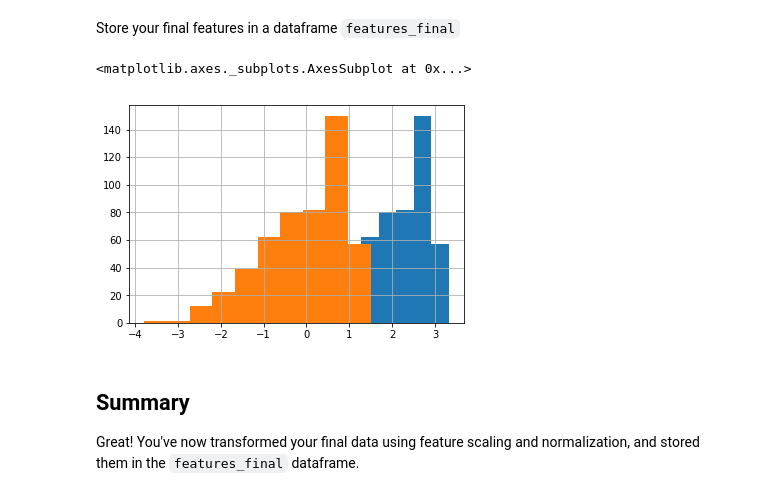
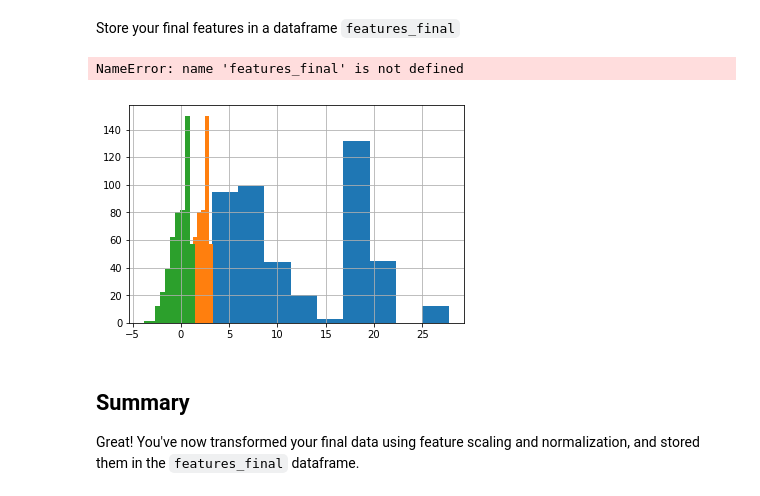
Before and after one commit to max-miller/dsc-feature-scaling-and-normalization-lab-nyc-ds-career-042219, a Jupyter notebook: index.ipynb, the cells around one changed output. Drawn from its saved outputs; the diff is of its cells as text; code cells hidden in the pictures.

```diff
--- a/index.ipynb
+++ b/index.ipynb
@@ -69,20 +69,20 @@ Store your final features in a dataframe `features_final`
 # %%
 import numpy as np
 #boston_features['AGE'] = np.log(boston_features['AGE'])
 #boston_features['AGE'].hist()
 INDUS_norm = boston_features['INDUS']
 log_INDUS = np.log(INDUS_norm)
 #INDUS_norm = (INDUS_norm - INDUS_norm.mean())/(INDUS_norm.max()-INDUS_norm.min())
 logscaled_INDUS = (log_INDUS - np.mean(log_INDUS))/np.sqrt(np.var(log_INDUS))
-#INDUS_norm.hist()
+INDUS_norm.hist()
 log_INDUS.hist()
 logscaled_INDUS.hist()
 
 features_final['Indus'] = INDUS_norm
-features_final[]
+#features_final[]
 # %% [output]
-<matplotlib.axes._subplots.AxesSubplot at 0x...>
+NameError: name 'features_final' is not defined
-[figure, old version]
+[figure, new version]
 # %% [markdown]
 ## Summary
 Great! You've now transformed your final data using feature scaling and normalization, and stored them in the `features_final` dataframe.
```
